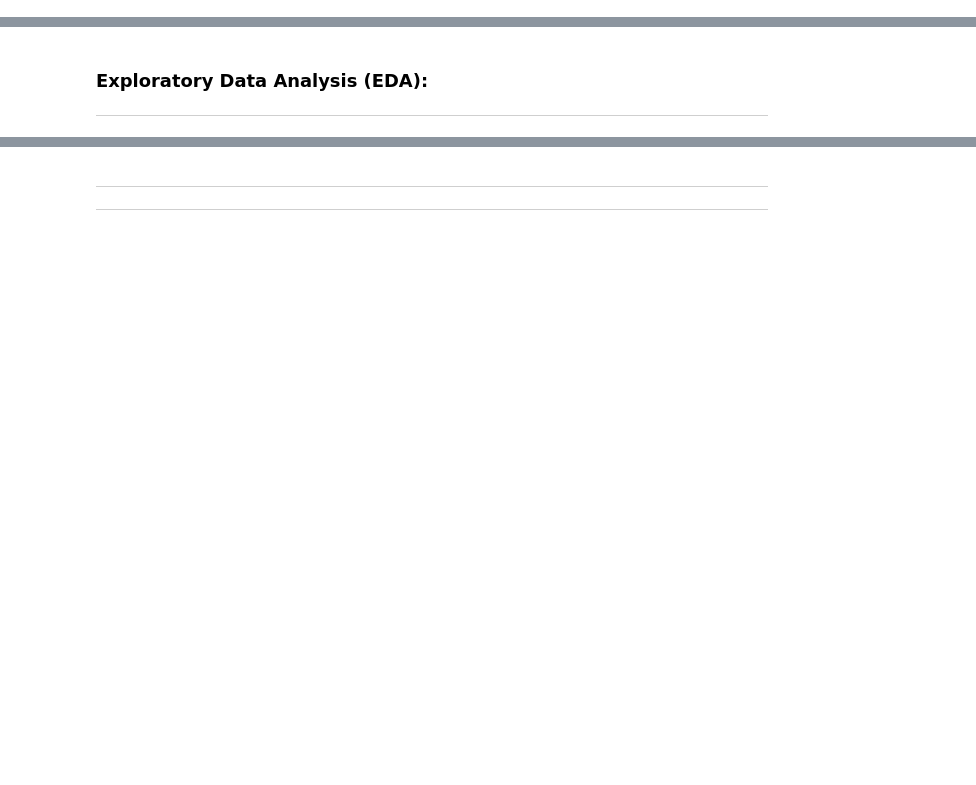
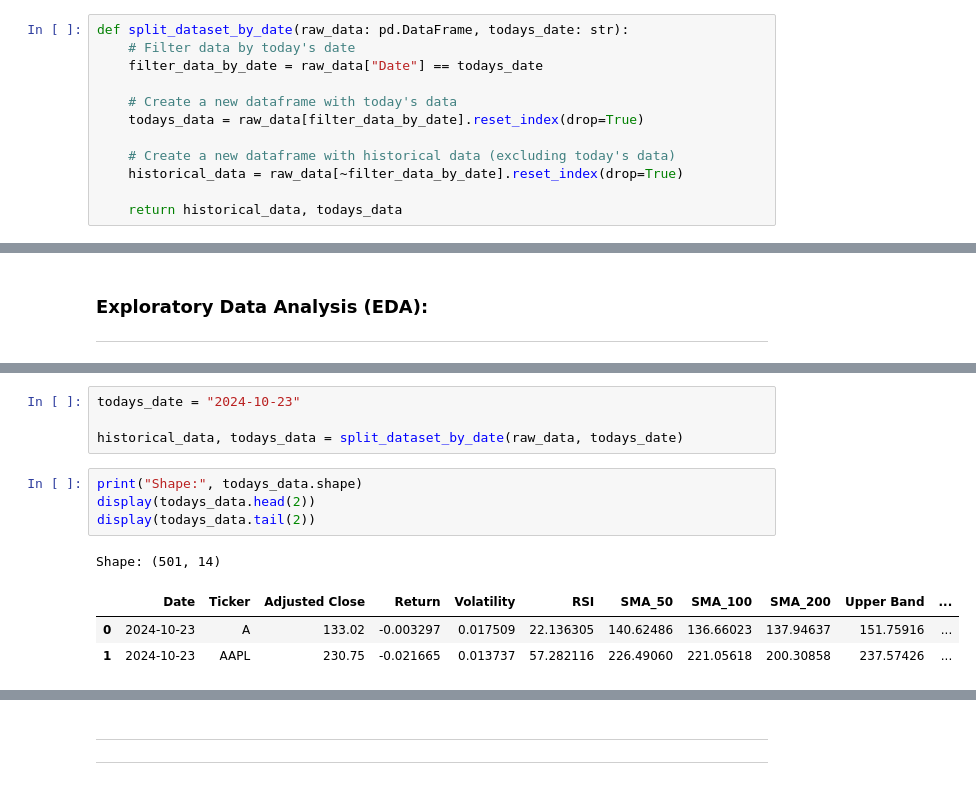
Before and after one commit to Corey-Holton/Group_project_2, a Jupyter notebook: notebooks/christian_exploration/feature_engineering/s&p_500_feature_engineering.ipynb, the cells around one changed output, grey strips where cells are left out. Drawn from its saved outputs; the diff is of its cells as text; blank space fills up the shorter version.

Commit message:
Changes made to original dataset. Pivot in direction in prediction

```diff
--- a/notebooks/christian_exploration/feature_engineering/s&p_500_feature_engineering.ipynb
+++ b/notebooks/christian_exploration/feature_engineering/s&p_500_feature_engineering.ipynb
@@ -44,0 +43,12 @@ from sklearn.pipeline import Pipeline
+# %%
+def split_dataset_by_date(raw_data: pd.DataFrame, todays_date: str):
+    # Filter data by today's date
+    filter_data_by_date = raw_data["Date"] == todays_date
+
+    # Create a new dataframe with today's data
+    todays_data = raw_data[filter_data_by_date].reset_index(drop=True)
+
+    # Create a new dataframe with historical data (excluding today's data)
+    historical_data = raw_data[~filter_data_by_date].reset_index(drop=True)
+
+    return historical_data, todays_data
@@ -90,0 +82,13 @@ Shape: (501, 14)
+# %%
+todays_date = "2024-10-23"
+
+historical_data, todays_data = split_dataset_by_date(raw_data, todays_date)
+# %%
+print("Shape:", todays_data.shape)
+display(todays_data.head(2))
+display(todays_data.tail(2))
+# %% [output]
+Shape: (501, 14)
+|  | Date | Ticker | Adjusted Close | Return | Volatility | RSI | SMA_50 | SMA_100 | SMA_200 | Upper Band | ... |
+| 0 | 2024-10-23 | A | 133.02 | -0.003297 | 0.017509 | 22.136305 | 140.62486 | 136.66023 | 137.94637 | 151.75916 | ... |
+| 1 | 2024-10-23 | AAPL | 230.75 | -0.021665 | 0.013737 | 57.282116 | 226.49060 | 221.05618 | 200.30858 | 237.57426 | ... |
```
Also changed, not shown: parts of 25 cells of this notebook, 5 other files.
